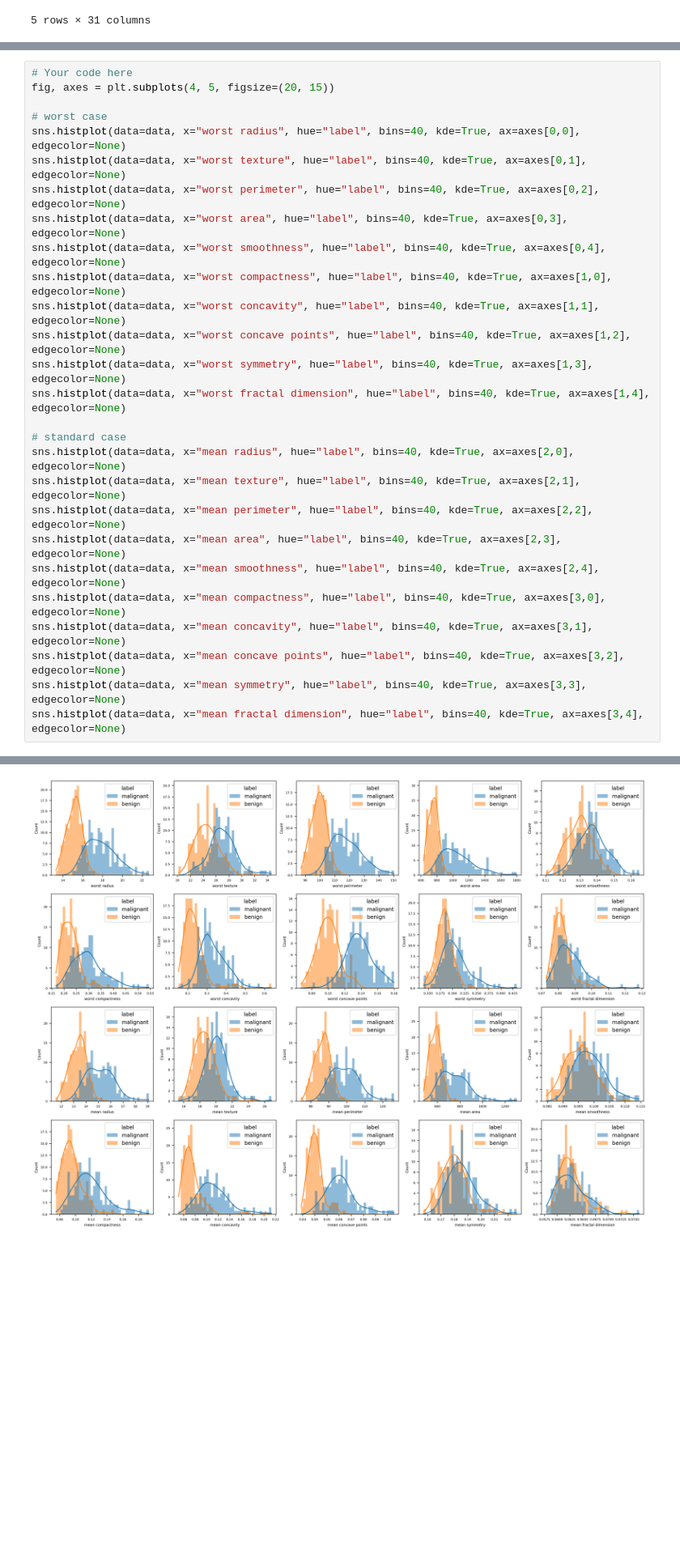
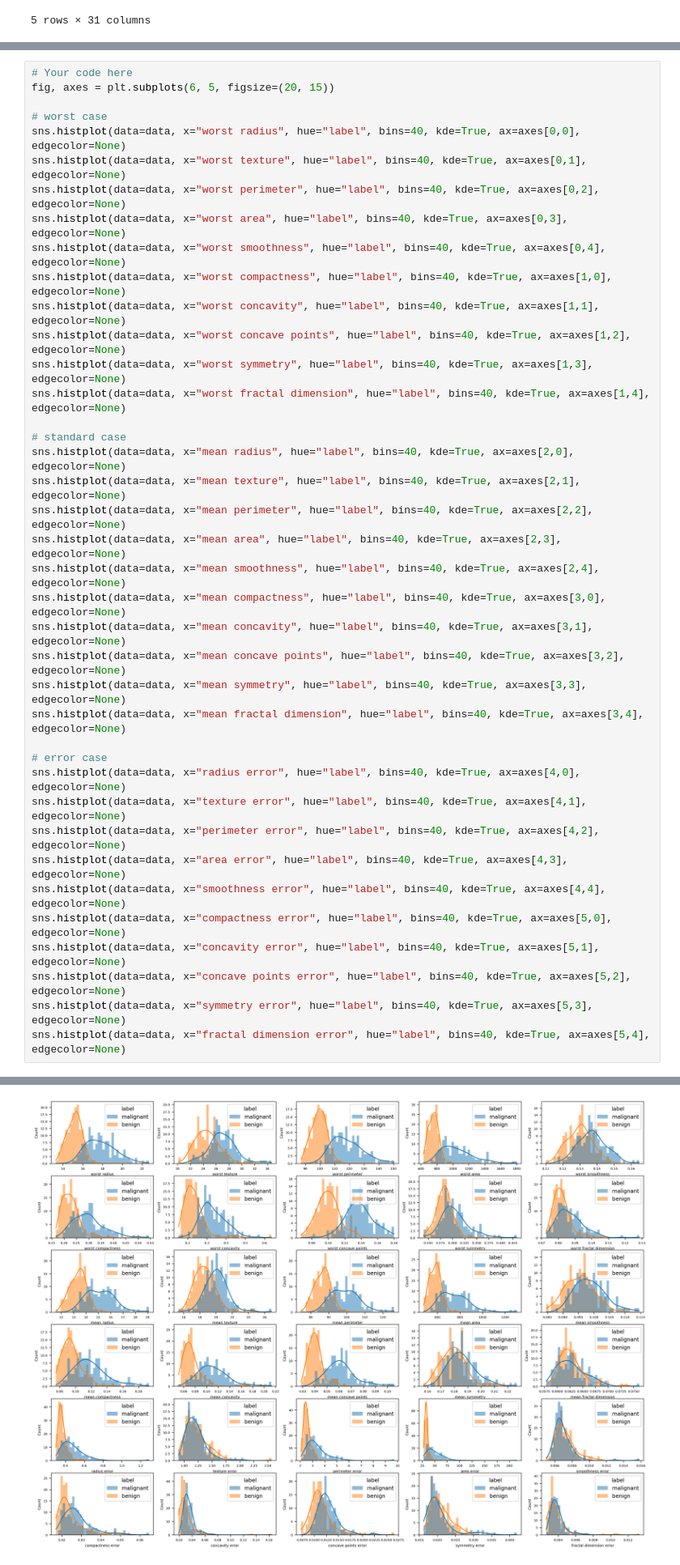
Before and after one commit to XiaoLinZzz/Machine-learning, a Jupyter notebook: A2/A2_template_2022.ipynb, the cells around one changed output, grey strips where cells are left out. Shown at 81% size. Drawn from its saved outputs; the diff is of its cells as text; blank space fills up the shorter version.

```diff
--- a/A2/A2_template_2022.ipynb
+++ b/A2/A2_template_2022.ipynb
@@ -132,7 +132,7 @@ To familiarise yourself with the nature and information contained in the data, d
 <center><img src=/Users/malujie/Machine-learning/A2/Example_Hist_Plot.png width="300" alt="Example plot of histogram"></center>
 # %%
 # Your code here
-fig, axes = plt.subplots(4, 5, figsize=(20, 15))
+fig, axes = plt.subplots(6, 5, figsize=(20, 15))
 
 # worst case
 sns.histplot(data=data, x="worst radius", hue="label", bins=40, kde=True, ax=axes[0,0], edgecolor=None)
@@ -157,4 +157,16 @@ sns.histplot(data=data, x="mean concavity", hue="label", bins=40, kde=True, ax=a
 sns.histplot(data=data, x="mean concave points", hue="label", bins=40, kde=True, ax=axes[3,2], edgecolor=None)
 sns.histplot(data=data, x="mean symmetry", hue="label", bins=40, kde=True, ax=axes[3,3], edgecolor=None)
 sns.histplot(data=data, x="mean fractal dimension", hue="label", bins=40, kde=True, ax=axes[3,4], edgecolor=None)
+
+# error case
+sns.histplot(data=data, x="radius error", hue="label", bins=40, kde=True, ax=axes[4,0], edgecolor=None)
+sns.histplot(data=data, x="texture error", hue="label", bins=40, kde=True, ax=axes[4,1], edgecolor=None)
+sns.histplot(data=data, x="perimeter error", hue="label", bins=40, kde=True, ax=axes[4,2], edgecolor=None)
+sns.histplot(data=data, x="area error", hue="label", bins=40, kde=True, ax=axes[4,3], edgecolor=None)
+sns.histplot(data=data, x="smoothness error", hue="label", bins=40, kde=True, ax=axes[4,4], edgecolor=None)
+sns.histplot(data=data, x="compactness error", hue="label", bins=40, kde=True, ax=axes[5,0], edgecolor=None)
+sns.histplot(data=data, x="concavity error", hue="label", bins=40, kde=True, ax=axes[5,1], edgecolor=None)
+sns.histplot(data=data, x="concave points error", hue="label", bins=40, kde=True, ax=axes[5,2], edgecolor=None)
+sns.histplot(data=data, x="symmetry error", hue="label", bins=40, kde=True, ax=axes[5,3], edgecolor=None)
+sns.histplot(data=data, x="fractal dimension error", hue="label", bins=40, kde=True, ax=axes[5,4], edgecolor=None)
 # %% [output]
@@ -162,4 +174,4 @@ sns.histplot(data=data, x="mean fractal dimension", hue="label", bins=40, kde=Tr
-[figure, old version]
+[figure, new version]
 # %% [markdown]
 ### 1.3 Ranking the features [0.5 marks]
 
```
Also changed, not shown: parts of 24 cells of this notebook.
